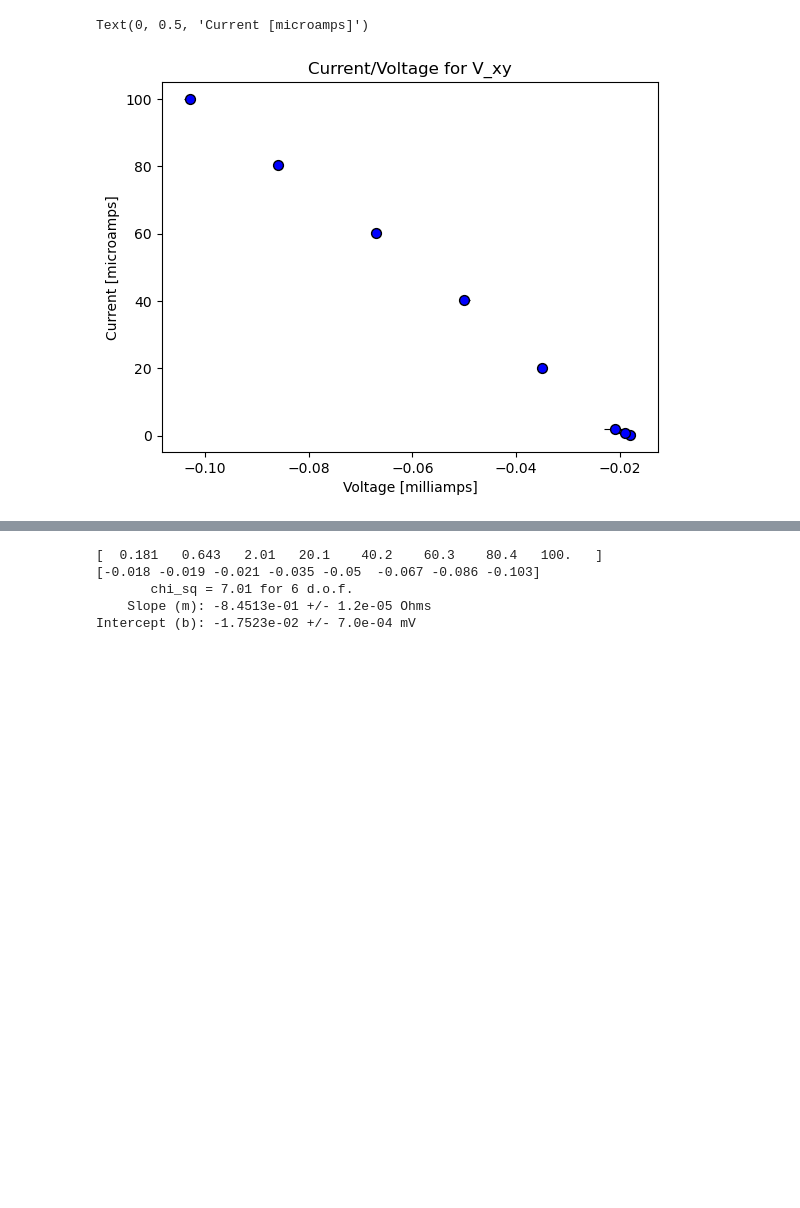
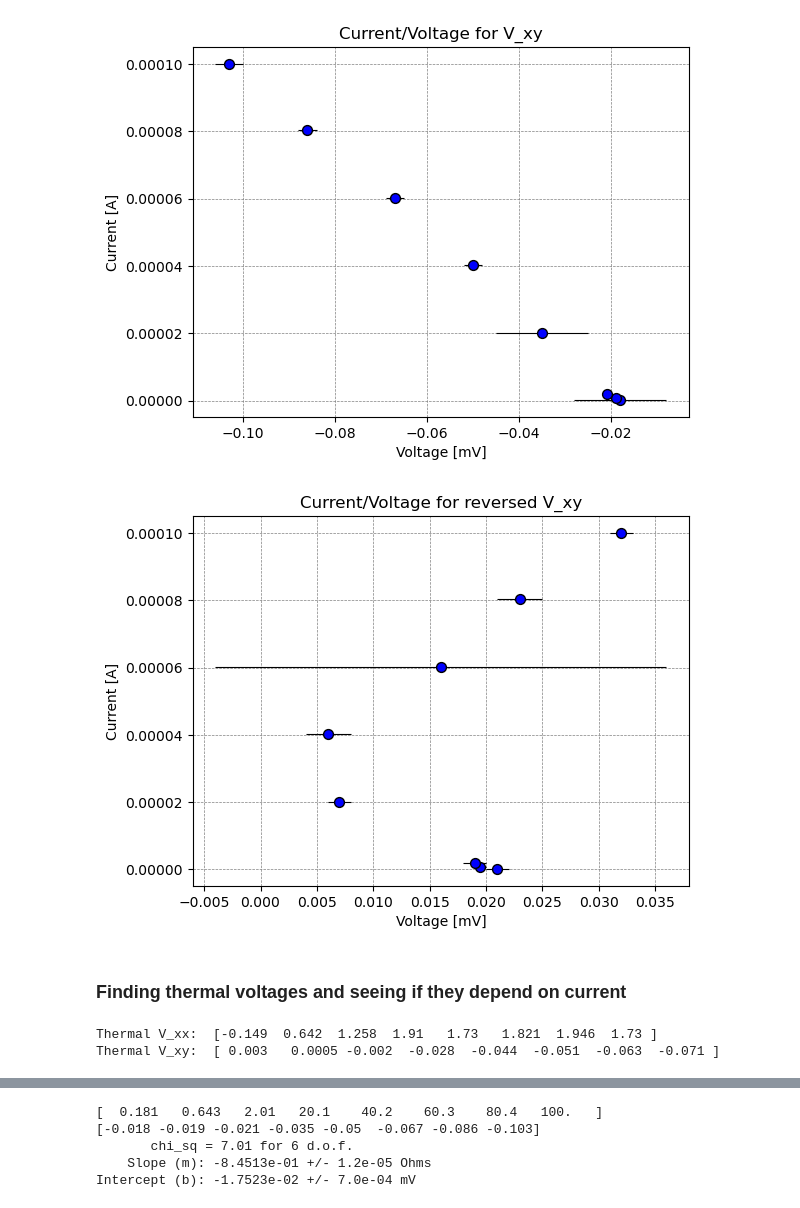
Before and after one commit to arielsmyri/phys_p_451, a Jupyter notebook: hall_effect_intro_lab/Untitled-1.ipynb, the cells around one changed output, grey strips where cells are left out. Saved outputs shown, nothing was run; the diff lists cells and outputs as text; code cells hidden in the pictures; blank space fills up the shorter version.

```diff
--- a/hall_effect_intro_lab/Untitled-1.ipynb
+++ b/hall_effect_intro_lab/Untitled-1.ipynb
@@ -35,19 +32,22 @@ NameError: name 'current' is not defined
 # %%
-df_v_xy = pd.read_csv("v_xy_measurements.txt")
+df_v_xy = pd.read_csv("v_xy.txt")
 v_xy = df_v_xy["v_xy"].to_numpy()
-v_xy_volts = np.multiply(v_xy, 1e-3)
-v_xy_error = df_v_xy["v_xy_error"].to_numpy()
+v_xy_error = df_v_xx["v_xx_error"].to_numpy()
 v_xy_r = df_v_xy["v_r"].to_numpy()
 v_xy_current = df_v_xy["current"].to_numpy()
-v_xy_current = np.divide(v_xy_current, 1e-6) # now in microamps
+
 print(df_v_xy.dtypes)
 
+df_reversed_v_xy= pd.read_csv("reversed_polarity_v_xy.txt")
+reversed_v_xy = df_reversed_v_xy["v_xy"].to_numpy()
+reversed_v_xy_error = df_reversed_v_xy["v_xy_error"].to_numpy()
+reversed_v_xy_r = df_reversed_v_xy["v_r"].to_numpy()
+reversed_v_xy_current = df_reversed_v_xy["current"].to_numpy()
 
-df_v_xy_negative = pd.read_csv("negative_v_xy_measurements.txt")
-v_xy_negative = df_v_xy_negative["v_xy"].to_numpy()
-v_xy_error_negative = df_v_xy_negative["v_xy_error"].to_numpy()
-v_xy_r_negative = df_v_xy_negative["v_r"].to_numpy()
-v_xy_current_negative = df_v_xy_negative["current"].to_numpy
+print(v_xy_current)
+
+# v_xy_volts = np.multiply(v_xy, 1e-3)
+# v_xy_current = np.divide(v_xy_current, 1e-3) # now in microamps, because originally calculated with mV
 # %% [output]
 v_xy          float64
 v_xy_error    float64
@@ -73,10 +88,33 @@ Text(0, 0.5, 'Current')
 # %%
 fig, ax = plt.subplots()
 ax.scatter(v_xy, v_xy_current, zorder = 20, s = 50, edgecolors = "black", color = "blue")
 ax.errorbar(v_xy, v_xy_current, xerr = v_xy_error, fmt = "o", c = "black", ms = 2, lw = 0.8)
+ax.grid(color='gray', linestyle='--', linewidth=0.5)
 ax.set_title("Current/Voltage for V_xy")
-ax.set_xlabel("Voltage [milliamps]")
-ax.set_ylabel("Current [microamps]")
+ax.set_xlabel("Voltage [mV]")
+ax.set_ylabel("Current [A]")
+plt.show()
+
+fig, ax = plt.subplots()
+ax.scatter(reversed_v_xy, reversed_v_xy_current, zorder = 20, s = 50, edgecolors = "black", color = "blue")
+ax.errorbar(reversed_v_xy, reversed_v_xy_current, xerr = reversed_v_xy_error, fmt = "o", c = "black", ms = 2, lw = 0.8)
+ax.grid(color='gray', linestyle='--', linewidth=0.5)
+ax.set_title("Current/Voltage for reversed V_xy")
+ax.set_xlabel("Voltage [mV]")
+ax.set_ylabel("Current [A]")
+plt.show()
 # %% [output]
-Text(0, 0.5, 'Current [microamps]')
-[figure, old version]
+[figure, new version]
+[figure, added]
+# %% [markdown]
+### Finding thermal voltages and seeing if they depend on current
+# %%
+# "Adding the two voltages can give you a measurement of the thermal voltage (again with a factor of 2 of course)."
+
+thermal_v_xx = np.add(v_xx, reversed_v_xx)
+thermal_v_xy = np.add(v_xy, reversed_v_xy)
+print("Thermal V_xx: ", thermal_v_xx)
+print("Thermal V_xy: ", thermal_v_xy)
+# %% [output]
+Thermal V_xx:  [-0.149  0.642  1.258  1.91   1.73   1.821  1.946  1.73 ]
+Thermal V_xy:  [ 0.003   0.0005 -0.002  -0.028  -0.044  -0.051  -0.063  -0.071 ]
```
Also changed, not shown: parts of 7 cells of this notebook, 4 other files.
